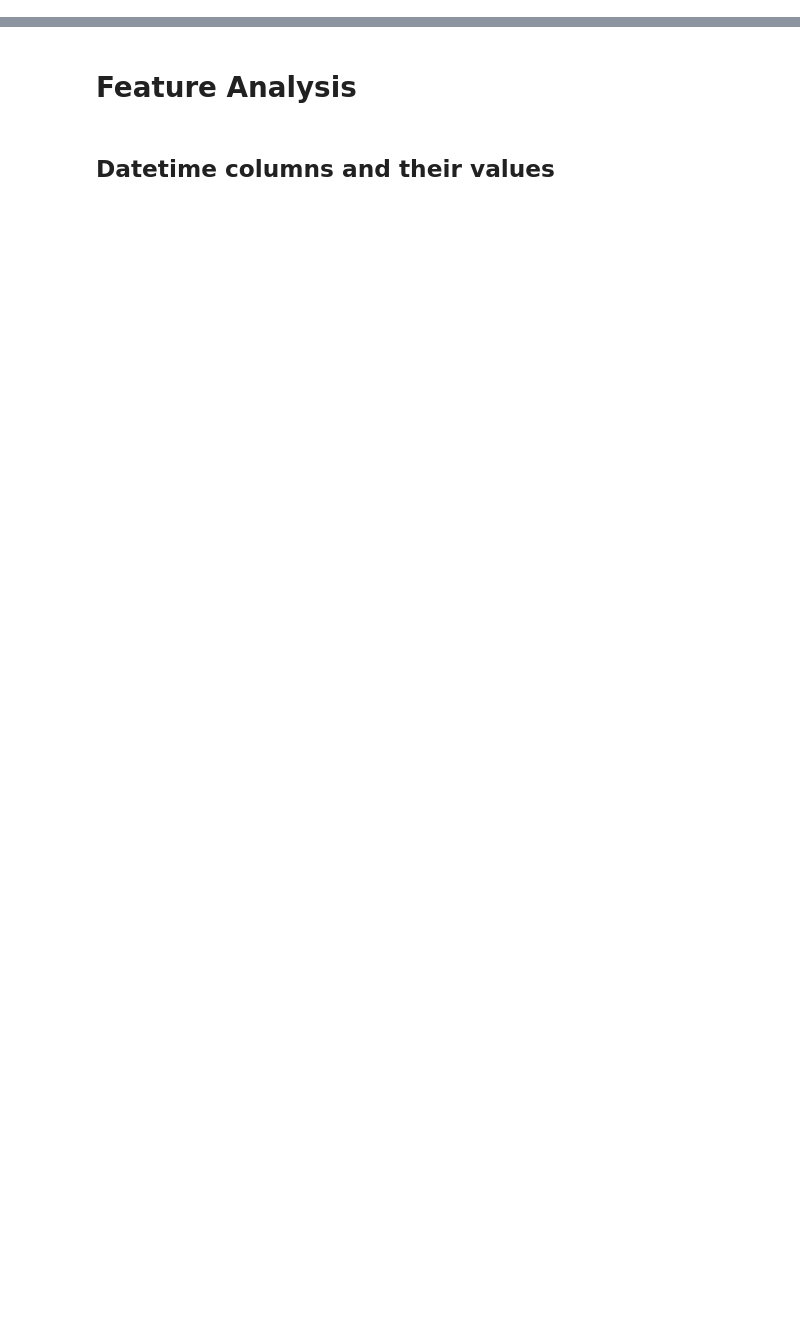
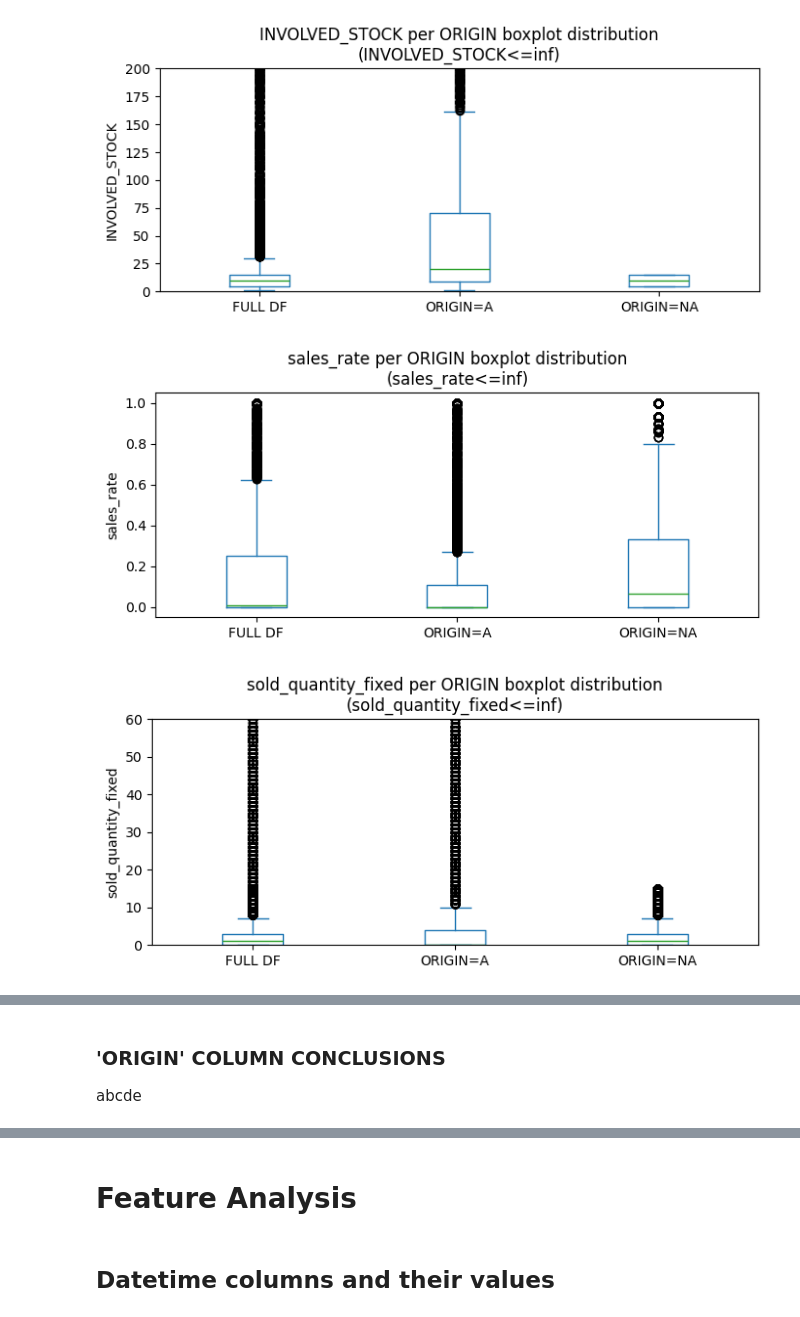
Before and after one commit to rafands/Meli_Tech_Challenge, a Jupyter notebook: EDA_ofertas_relampago.ipynb, the cells around one changed output, grey strips where cells are left out. Drawn from its saved outputs; the diff is of its cells as text; code cells hidden in the pictures; blank space fills up the shorter version.

```diff
--- a/EDA_ofertas_relampago.ipynb
+++ b/EDA_ofertas_relampago.ipynb
@@ -154,0 +462,74 @@ We will treat each datatype separately and understand if there are 'strange' val
+# %%
+threshold = np.inf
+var = 'INVOLVED_STOCK'
+
+df_origin_temp.head()
+
+df_origin_temp_pvt = df_origin_temp[df_origin_temp[var]<=threshold].pivot(values=var, columns='ORIGIN')
+
+df_origin_temp_pvt['FULL DF'] = df_origin_temp_pvt['A'].fillna(0)+df_origin_temp_pvt['NA'].fillna(0)
+df_origin_temp_pvt = df_origin_temp_pvt[['FULL DF', 'A', 'NA']].rename(columns={'A':'ORIGIN=A', 'NA':'ORIGIN=NA'})
+
+df_origin_temp_pvt.plot(kind='box')
+plt.title(f'{var} per ORIGIN boxplot distribution\n({var}<={threshold})')
+# plt.xlabel('ORIGIN')
+plt.ylabel(var)
+plt.ylim([0,
+          round((int(df_origin_temp.describe().loc['75%',var])+int(df_origin_temp.describe().loc['std',var]*1)),-2)
+          #round((int(df_origin_temp.describe().loc['mean',var])+int(df_origin_temp.describe().loc['std',var]*3)),-2)
+          ])
+# %%
+
+def relative_boxplot_ORIGIN(var, threshold=np.inf):
+
+    df_origin_temp.head()
+
+    df_origin_temp_pvt = df_origin_temp[df_origin_temp[var]<=threshold].pivot(values=var, columns='ORIGIN')
+
+    df_origin_temp_pvt['FULL DF'] = df_origin_temp_pvt['A'].fillna(0)+df_origin_temp_pvt['NA'].fillna(0)
+    df_origin_temp_pvt = df_origin_temp_pvt[['FULL DF', 'A', 'NA']].rename(columns={'A':'ORIGIN=A', 'NA':'ORIGIN=NA'})
+
+    df_origin_temp_pvt.plot(kind='box', figsize=(8,3))
+    plt.title(f'{var} per ORIGIN boxplot distribution\n({var}<={threshold})')
+    # plt.xlabel('ORIGIN')
+    plt.ylabel(var)
+    if int(df_origin_temp[var].max()) <= 1:
+        pass
+    elif (int(df_origin_temp.describe().loc['75%',var])+int(df_origin_temp.describe().loc['std',var]*1)) <= 99:
+        plt.ylim([0,
+                round((int(df_origin_temp.describe().loc['75%',var])+int(df_origin_temp.describe().loc['std',var]*2)),-1)
+                #round((int(df_origin_temp.describe().loc['mean',var])+int(df_origin_temp.describe().loc['std',var]*3)),-2)
+                ])
+    else:
+        plt.ylim([0,
+                round((int(df_origin_temp.describe().loc['75%',var])+int(df_origin_temp.describe().loc['std',var]*1)),-2)
+                #round((int(df_origin_temp.describe().loc['mean',var])+int(df_origin_temp.describe().loc['std',var]*3)),-2)
+                ])
+
+vars = df_origin_temp.columns[1:].tolist()
+# ['INVOLVED_STOCK', 'sales_rate', 'sold_quantity_fixed', 'unit_price']
+# print(vars)
+
+
+
+#relative_boxplot_ORIGIN(var='sold_quantity_fixed')
+#df_origin_temp[['sold_quantity_fixed']].describe()
+
+
+for var in vars:
+    relative_boxplot_ORIGIN(var=var)
+
+#for var in vars:
+#    df_origin_temp_pvt = df_origin_temp[df_origin_temp[var]<=threshold].pivot(values=var, columns='ORIGIN')
+#
+#    df_origin_temp_pvt['FULL DF'] = df_origin_temp_pvt['A'].fillna(0)+df_origin_temp_pvt['NA'].fillna(0)
+#    df_origin_temp_pvt = df_origin_temp_pvt[['FULL DF', 'A', 'NA']].rename(columns={'A':'ORIGIN=A', 'NA':'ORIGIN=NA'})
+#
+#    df_origin_temp_pvt.plot(kind='box')
+#    plt.title(f'{var} per ORIGIN boxplot distribution\n({var}<={threshold})')
+#    # plt.xlabel('ORIGIN')
+#    plt.ylabel(var)
+# %% [output]
+[figure, added]
+[figure, added]
+[figure, added]
@@ -154,0 +537,4 @@ We will treat each datatype separately and understand if there are 'strange' val
+# %% [markdown]
+### 'ORIGIN' COLUMN CONCLUSIONS
+
+abcde
```
Also changed, not shown: parts of 42 cells of this notebook, 2 other files.
